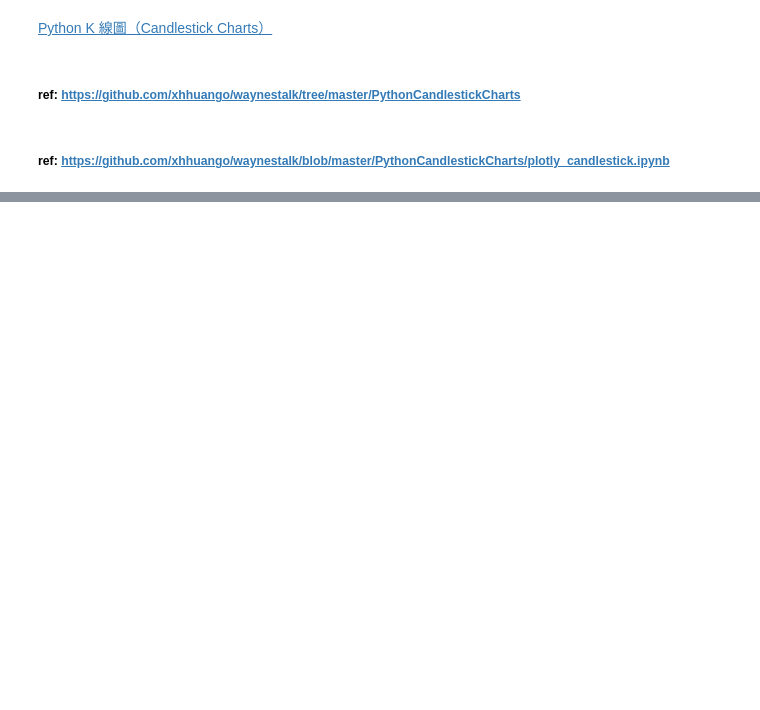
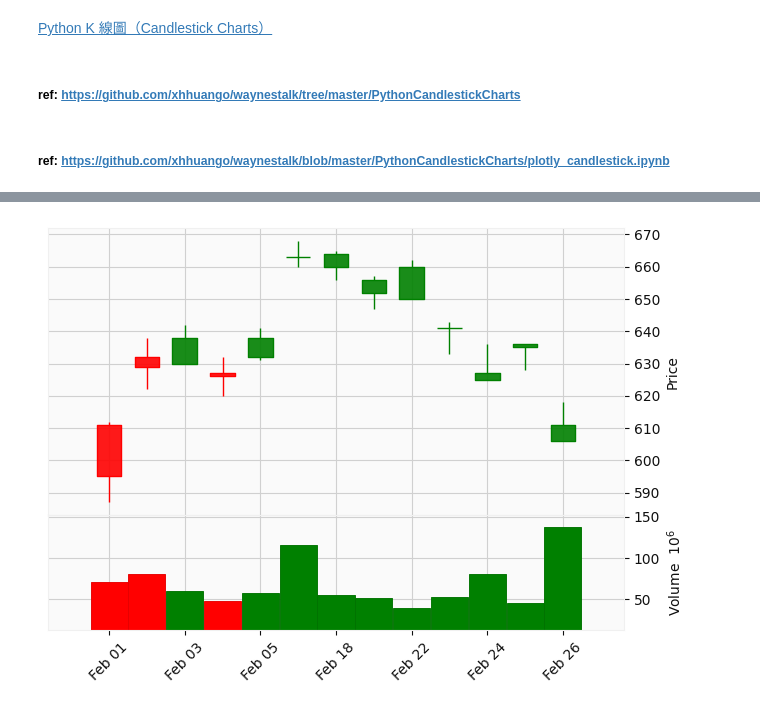
Before and after one commit to chiyanglin-AStar/python_stock_study, a Jupyter notebook: K-Line_02.ipynb, the cells around one changed output, grey strips where cells are left out. Saved outputs shown, nothing was run; the diff lists cells and outputs as text; code cells hidden in the pictures; blank space fills up the shorter version.

```diff
--- a/K-Line_02.ipynb
+++ b/K-Line_02.ipynb
@@ -74,0 +97,10 @@ fig.show()
+# %%
+mc = mpf.make_marketcolors(up='r',
+                           down='g',
+                           edge='',
+                           wick='inherit',
+                           volume='inherit')
+s = mpf.make_mpf_style(base_mpf_style='yahoo', marketcolors=mc)
+mpf.plot(df, type='candle', style=s, volume=True)
+# %% [output]
+[figure, added]
```
Also changed, not shown: parts of 14 cells of this notebook.
